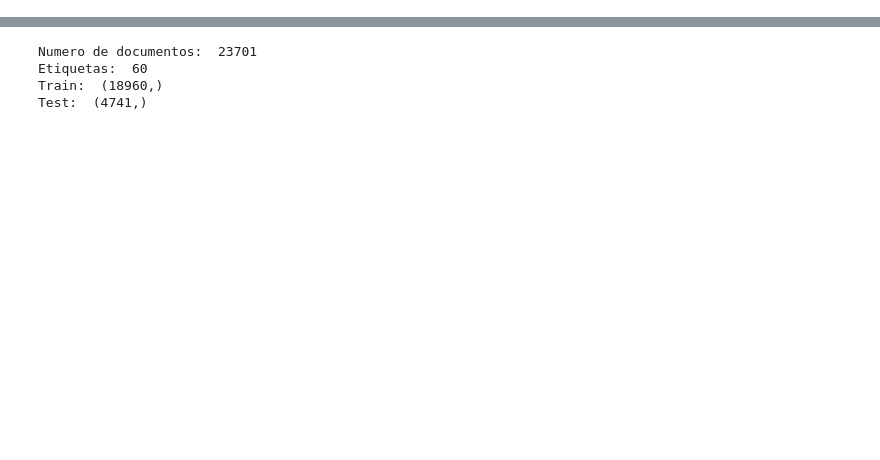
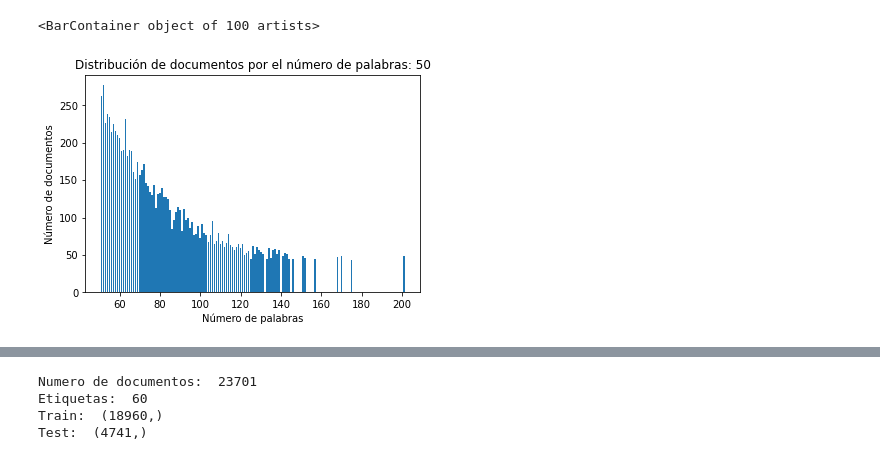
Before and after one commit to rojo1997/Authorship, a Jupyter notebook: src/Untitled.ipynb, the cells around one changed output, grey strips where cells are left out. Saved outputs shown, nothing was run; the diff lists cells and outputs as text; code cells hidden in the pictures; blank space fills up the shorter version.

```diff
--- a/src/Untitled.ipynb
+++ b/src/Untitled.ipynb
@@ -42,3 +42,15 @@ despues:  (32060, 3)
 despues:  (23701, 4)
 Filtro sobre Dataset:  (23701, 4)
 LabelEncoder()
+# %%
+A = df['nwords'].value_counts().head(100)
+x = A.index.values
+y = A.values
+fig, ax = plt.subplots()
+plt.xlabel('Número de palabras')
+plt.ylabel('Número de documentos')
+plt.title('Distribución de documentos por el número de palabras: 50')
+ax.bar(x,y)
+# %% [output]
+<BarContainer object of 100 artists>
+[figure, added]
```
Also changed, not shown: parts of 6 cells of this notebook, 4 other files.
